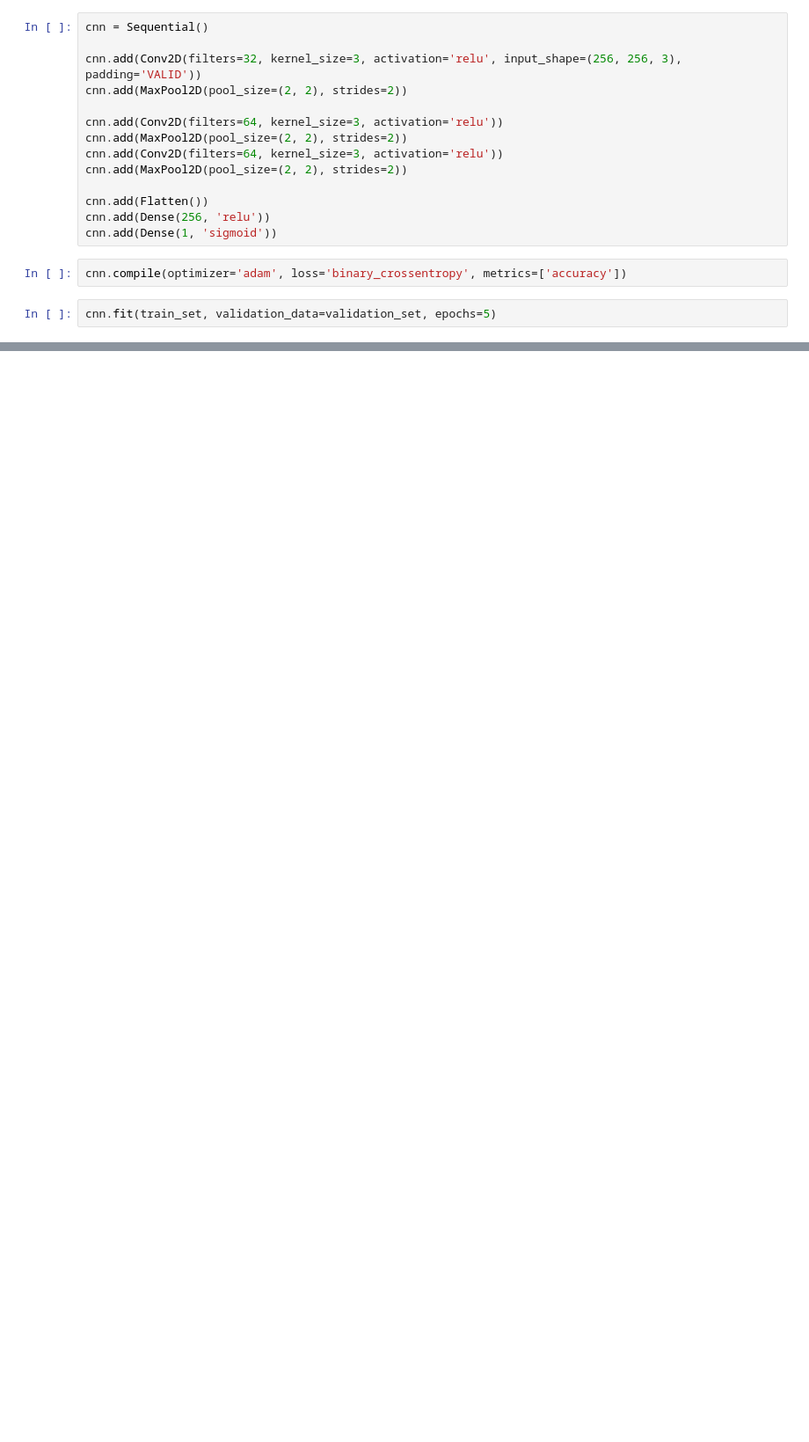
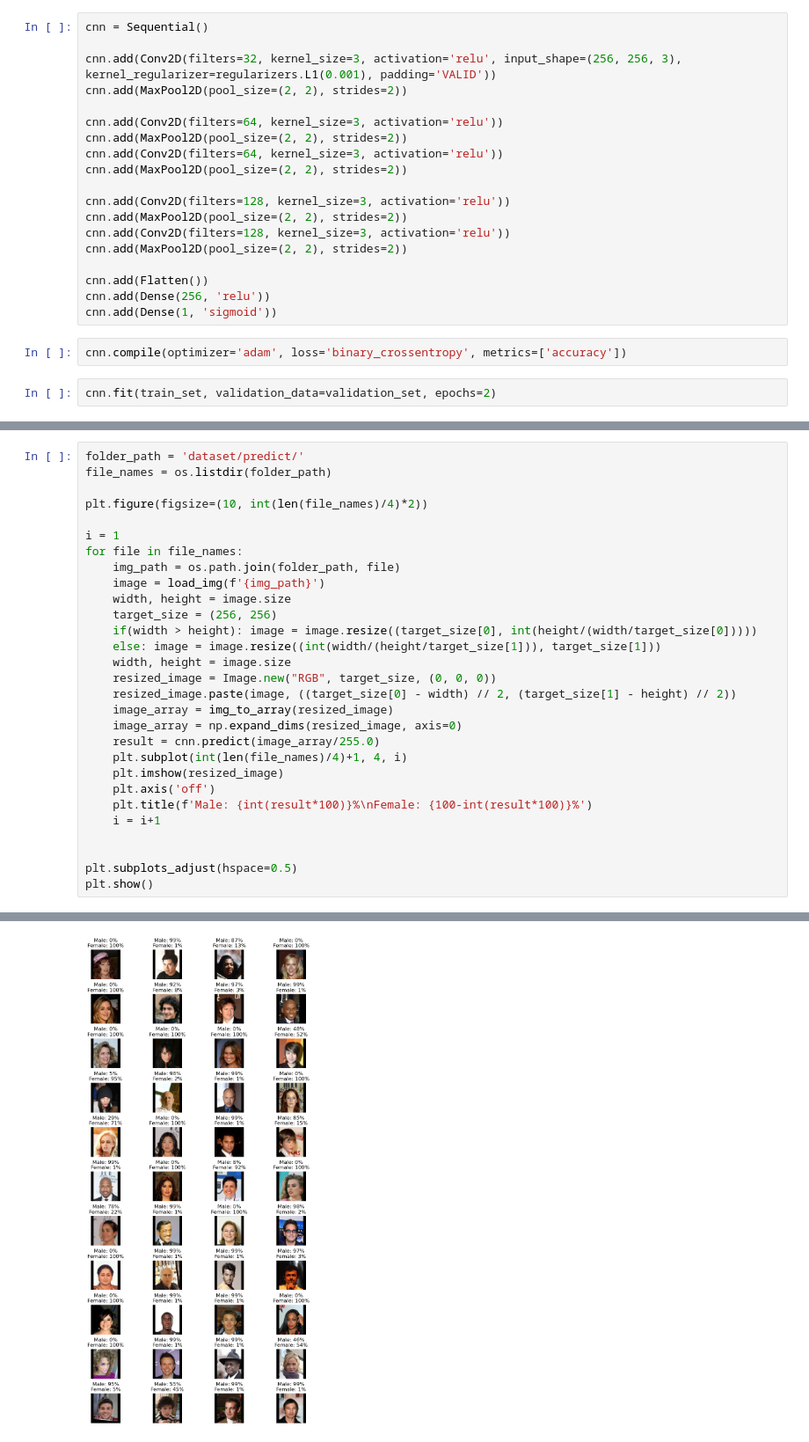
Before and after one commit to marshalius/CNN-Gender-Prediction, a Jupyter notebook: gender_prediction.ipynb, the cells around one changed output, grey strips where cells are left out. Shown at 88% size. Drawn from its saved outputs; the diff is of its cells as text; blank space fills up the shorter version.

```diff
--- a/gender_prediction.ipynb
+++ b/gender_prediction.ipynb
@@ -37,7 +39,7 @@ Found 22598 images belonging to 2 classes.
 # %%
 cnn = Sequential()
 
-cnn.add(Conv2D(filters=32, kernel_size=3, activation='relu', input_shape=(256, 256, 3), padding='VALID'))
+cnn.add(Conv2D(filters=32, kernel_size=3, activation='relu', input_shape=(256, 256, 3), kernel_regularizer=regularizers.L1(0.001), padding='VALID'))
 cnn.add(MaxPool2D(pool_size=(2, 2), strides=2))
 
 cnn.add(Conv2D(filters=64, kernel_size=3, activation='relu'))
@@ -45,11 +47,16 @@ cnn.add(MaxPool2D(pool_size=(2, 2), strides=2))
 cnn.add(Conv2D(filters=64, kernel_size=3, activation='relu'))
 cnn.add(MaxPool2D(pool_size=(2, 2), strides=2))
 
+cnn.add(Conv2D(filters=128, kernel_size=3, activation='relu'))
+cnn.add(MaxPool2D(pool_size=(2, 2), strides=2))
+cnn.add(Conv2D(filters=128, kernel_size=3, activation='relu'))
+cnn.add(MaxPool2D(pool_size=(2, 2), strides=2))
+
 cnn.add(Flatten())
 cnn.add(Dense(256, 'relu'))
 cnn.add(Dense(1, 'sigmoid'))
 # %%
 cnn.compile(optimizer='adam', loss='binary_crossentropy', metrics=['accuracy'])
 # %%
-cnn.fit(train_set, validation_data=validation_set, epochs=5)
+cnn.fit(train_set, validation_data=validation_set, epochs=2)
 # %% [output]
@@ -141,0 +68,30 @@ plt.show()
+# %%
+folder_path = 'dataset/predict/'
+file_names = os.listdir(folder_path)
+
+plt.figure(figsize=(10, int(len(file_names)/4)*2))
+
+i = 1
+for file in file_names:
+    img_path = os.path.join(folder_path, file)
+    image = load_img(f'{img_path}')
+    width, height = image.size
+    target_size = (256, 256)
+    if(width > height): image = image.resize((target_size[0], int(height/(width/target_size[0]))))
+    else: image = image.resize((int(width/(height/target_size[1])), target_size[1]))
+    width, height = image.size
+    resized_image = Image.new("RGB", target_size, (0, 0, 0))
+    resized_image.paste(image, ((target_size[0] - width) // 2, (target_size[1] - height) // 2))
+    image_array = img_to_array(resized_image)
+    image_array = np.expand_dims(resized_image, axis=0)
+    result = cnn.predict(image_array/255.0)
+    plt.subplot(int(len(file_names)/4)+1, 4, i)
+    plt.imshow(resized_image)
+    plt.axis('off')
+    plt.title(f'Male: {int(result*100)}%\nFemale: {100-int(result*100)}%')
+    i = i+1
+
+
+plt.subplots_adjust(hspace=0.5)
+plt.show()
+# %% [output]
@@ -141,0 +117 @@ plt.show()
+[figure, added]
```
Also changed, not shown: parts of 6 cells of this notebook, 1 other file.
